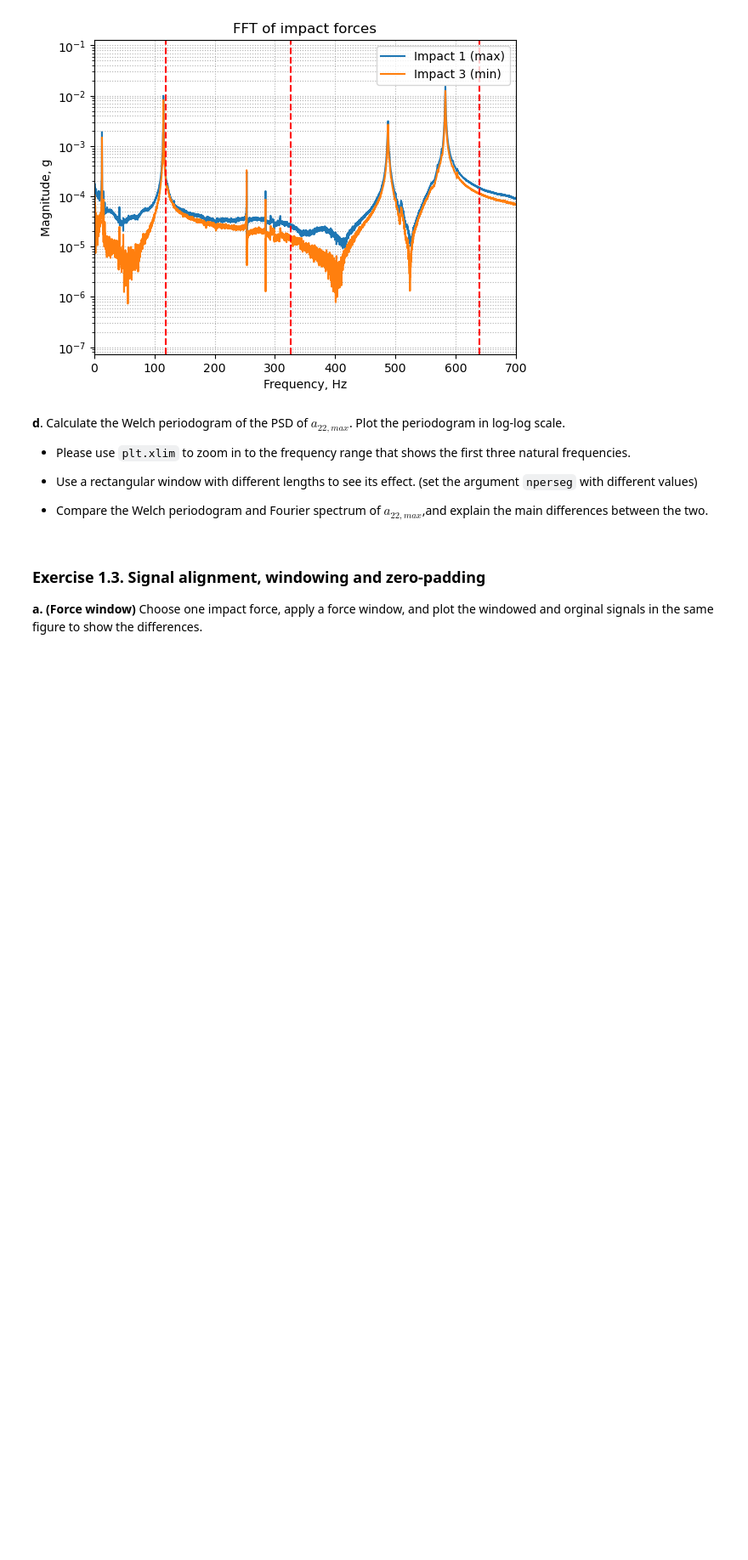
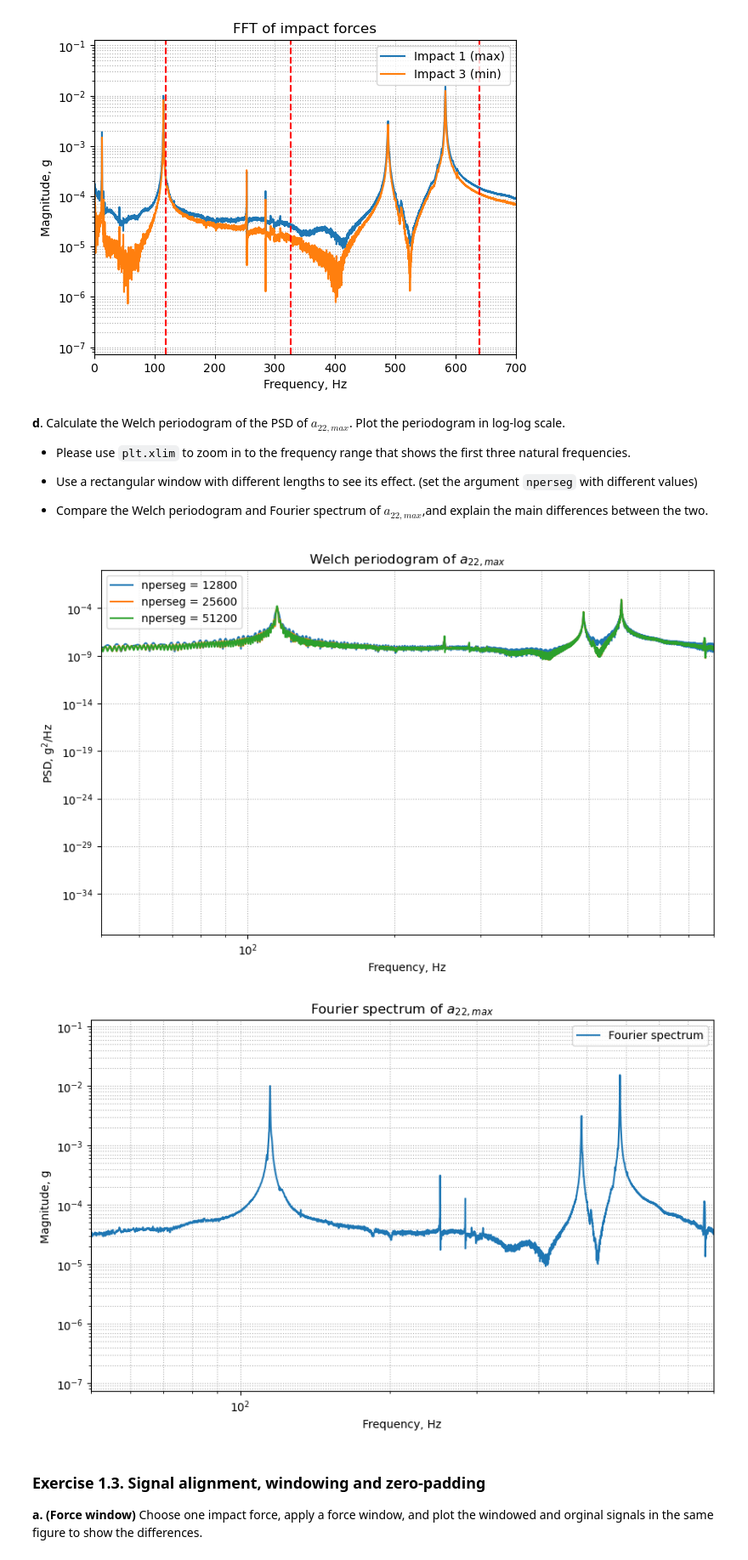
Before and after one commit to josems06-crypto/CIEM5110-U3-lab_assignment_2026, a Jupyter notebook: CIEM5110_U3_lab_assignment_template_for_report_2026.ipynb, the cells around one changed output. Shown at 85% size. Drawn from its saved outputs; the diff is of its cells as text; code cells hidden in the pictures; blank space fills up the shorter version.

```diff
--- a/CIEM5110_U3_lab_assignment_template_for_report_2026.ipynb
+++ b/CIEM5110_U3_lab_assignment_template_for_report_2026.ipynb
@@ -266,3 +220,53 @@ print(f"N={N}, L={L}, K={K}, noverlap={noverlap}, df={df:.3f} Hz")
+# %%
+# a22,max from the impact with the largest peak force
+peak_forces = np.max(F_2, axis=0)
+max_idx = np.argmax(peak_forces)
+a22_max = acc2[:, max_idx]
+
+sf = 25600
+N_sig = a22_max.shape[0]
+N_fft = N_sig
+N_overlap = 0
+
+# Different rectangular window lengths
+window_lengths = [N_sig // 20, N_sig // 10, N_sig // 5]
+
+plt.figure(figsize=(10, 6))
+for N_window in window_lengths:
+    fxx, pxx = signal.welch(
+        a22_max,
+        sf,
+        window='boxcar',
+        nperseg=N_window,
+        noverlap=N_overlap,
+        nfft=N_fft
+    )
+    plt.loglog(fxx, pxx, label=f'nperseg = {N_window}')
+
+plt.xlim(50, 900)   # adjust to show your first 3 natural frequencies
+plt.xlabel('Frequency, Hz')
+plt.ylabel('PSD, g$^2$/Hz')
+plt.title(r'Welch periodogram of $a_{22,max}$')
+plt.legend()
+plt.grid(True, which='both', ls=':')
+plt.show()
+
+fft_acc = fft(a22_max)
+freq = fftfreq(N_sig, 1 / sf)[:N_sig // 2]
+amp_fft = 2.0 / N_sig * np.abs(fft_acc[:N_sig // 2])
+
+plt.figure(figsize=(10, 6))
+plt.loglog(freq[1:], amp_fft[1:], label='Fourier spectrum')
+plt.xlim(50, 900)
+plt.xlabel('Frequency, Hz')
+plt.ylabel('Magnitude, g')
+plt.title(r'Fourier spectrum of $a_{22,max}$')
+plt.legend()
+plt.grid(True, which='both', ls=':')
+plt.show()
+# %% [output]
+[figure, added]
+[figure, added]
 # %% [markdown]
 ### Exercise 1.3. Signal alignment, windowing and zero-padding
 
```
Also changed, not shown: parts of 3 cells of this notebook, 2 other files.
